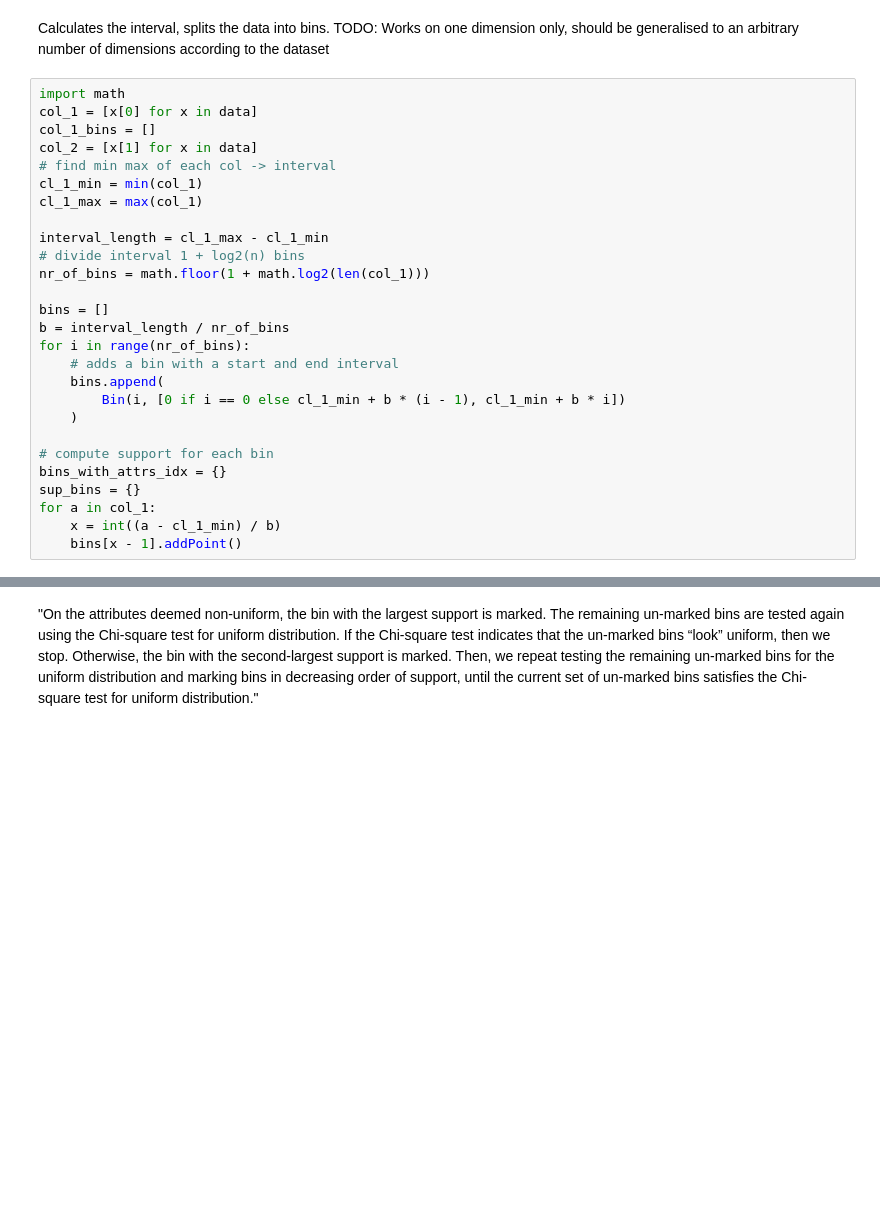
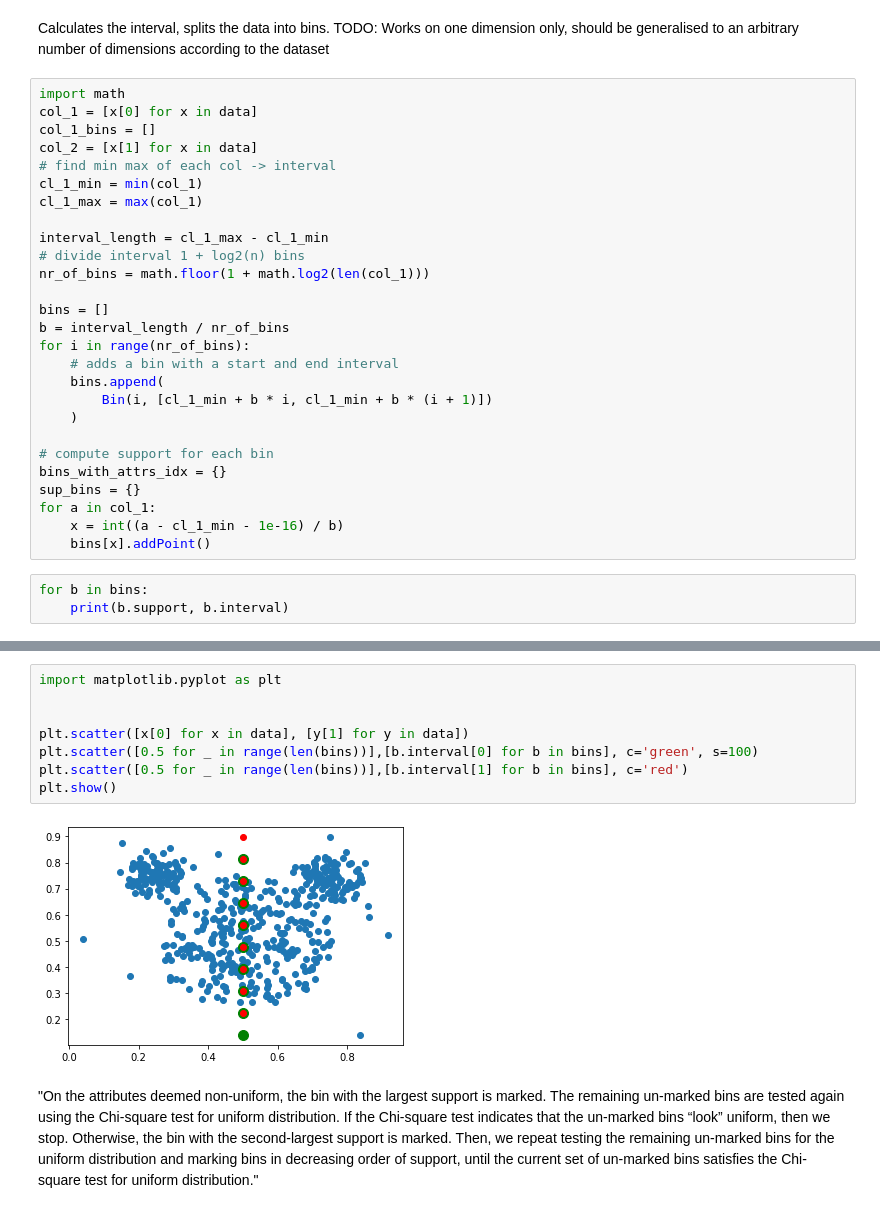
Before and after one commit to markkod/pc3-enzymes, a Jupyter notebook: Untitled.ipynb, the cells around one changed output, grey strips where cells are left out. Drawn from its saved outputs; the diff is of its cells as text; blank space fills up the shorter version.

Commit message:
Plot the dataset and fix bucketing bug

```diff
--- a/Untitled.ipynb
+++ b/Untitled.ipynb
@@ -54,12 +54,15 @@ b = interval_length / nr_of_bins
 for i in range(nr_of_bins):
     # adds a bin with a start and end interval
     bins.append(
-        Bin(i, [0 if i == 0 else cl_1_min + b * (i - 1), cl_1_min + b * i])
+        Bin(i, [cl_1_min + b * i, cl_1_min + b * (i + 1)])
     )
 
 # compute support for each bin
 bins_with_attrs_idx = {}
 sup_bins = {}
 for a in col_1:
-    x = int((a - cl_1_min) / b)
-    bins[x - 1].addPoint()
+    x = int((a - cl_1_min - 1e-16) / b)
+    bins[x].addPoint()
+# %%
+for b in bins:
+    print(b.support, b.interval)
@@ -66,3 +79,13 @@ for a in col_1:
+# %%
+import matplotlib.pyplot as plt
+
+
+plt.scatter([x[0] for x in data], [y[1] for y in data])
+plt.scatter([0.5 for _ in range(len(bins))],[b.interval[0] for b in bins], c='green', s=100)
+plt.scatter([0.5 for _ in range(len(bins))],[b.interval[1] for b in bins], c='red')
+plt.show()
+# %% [output]
+[figure, added]
 # %% [markdown]
 "On the attributes deemed non-uniform, the bin with the largest support is marked. The remaining un-marked bins are tested again using the Chi-square test for uniform distribution. If the Chi-square test indicates that the un-marked bins “look” uniform, then we stop. Otherwise, the bin with the second-largest support is marked. Then, we repeat testing the remaining un-marked bins for the uniform distribution and marking bins in decreasing order of support, until the current set of un-marked bins satisfies the Chi-square test for uniform distribution."
 # %%
```
Also changed, not shown: parts of 3 cells of this notebook.
